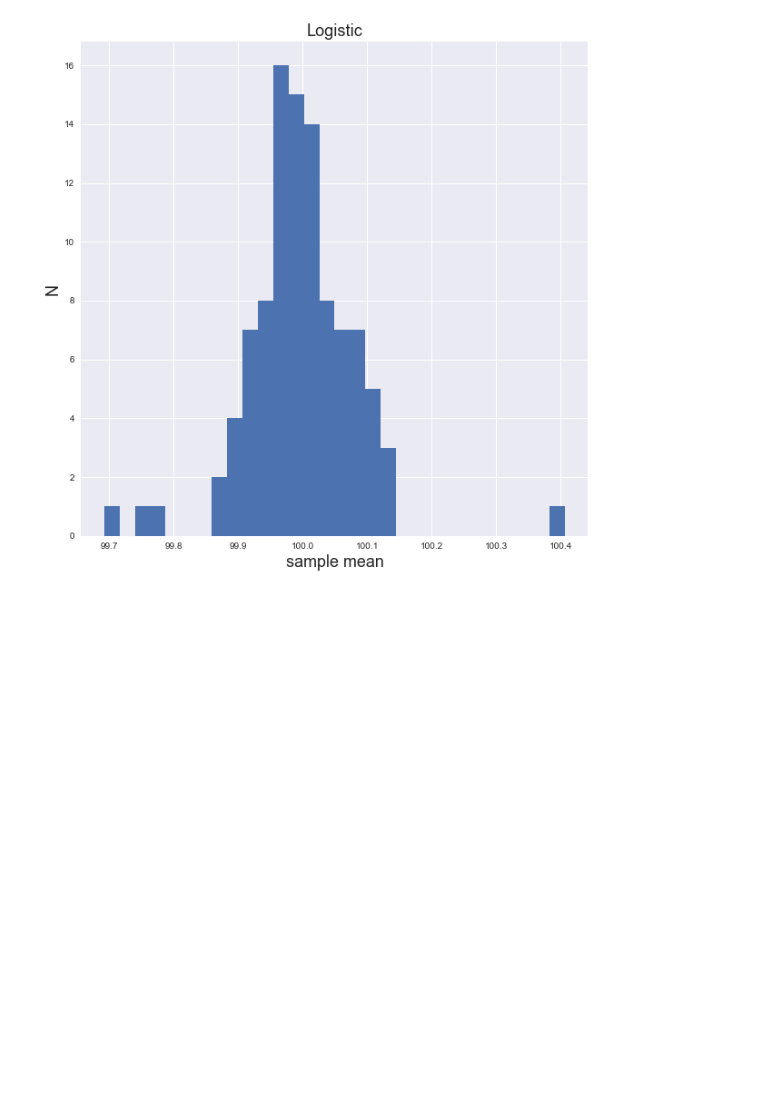
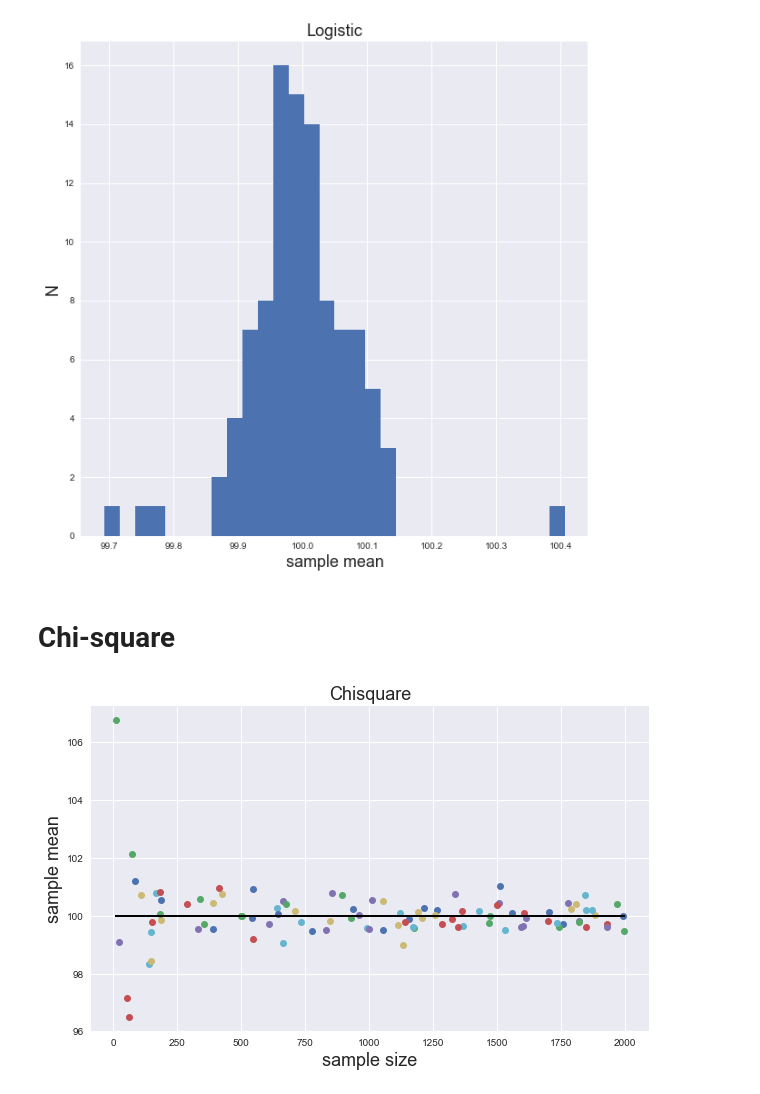
Before and after one commit to SPTKL/PUI2017_bc1561, a Jupyter notebook: HW3_bc1561/Assignment1.ipynb, the cells around one changed output. Cells and saved outputs as stored; diff of their text form; code cells hidden in the pictures; blank space fills up the shorter version.

```diff
--- a/HW3_bc1561/Assignment1.ipynb
+++ b/HW3_bc1561/Assignment1.ipynb
@@ -110,3 +114,16 @@ plot_scatter(logistic, size_list_logistic, 'Logistic')
 plot_hist(logistic, 'Logistic')
 # %% [output]
 [figure]
+# %% [markdown]
+# Chi-square
+# %%
+df = mymean
+chisq = np.empty(100, dtype=object)
+for i in range(100):
+    N = np.random.randint(10, 2000)
+    chisq[i] = np.random.chisquare(df, size = N)
+size_list_chisq = list(map(lambda x: len(x), chisq))
+# %%
+plot_scatter(chisq, size_list_chisq, 'Chisquare')
+# %% [output]
+[figure, added]
```
Also changed, not shown: parts of 8 cells of this notebook, 2 other files.
